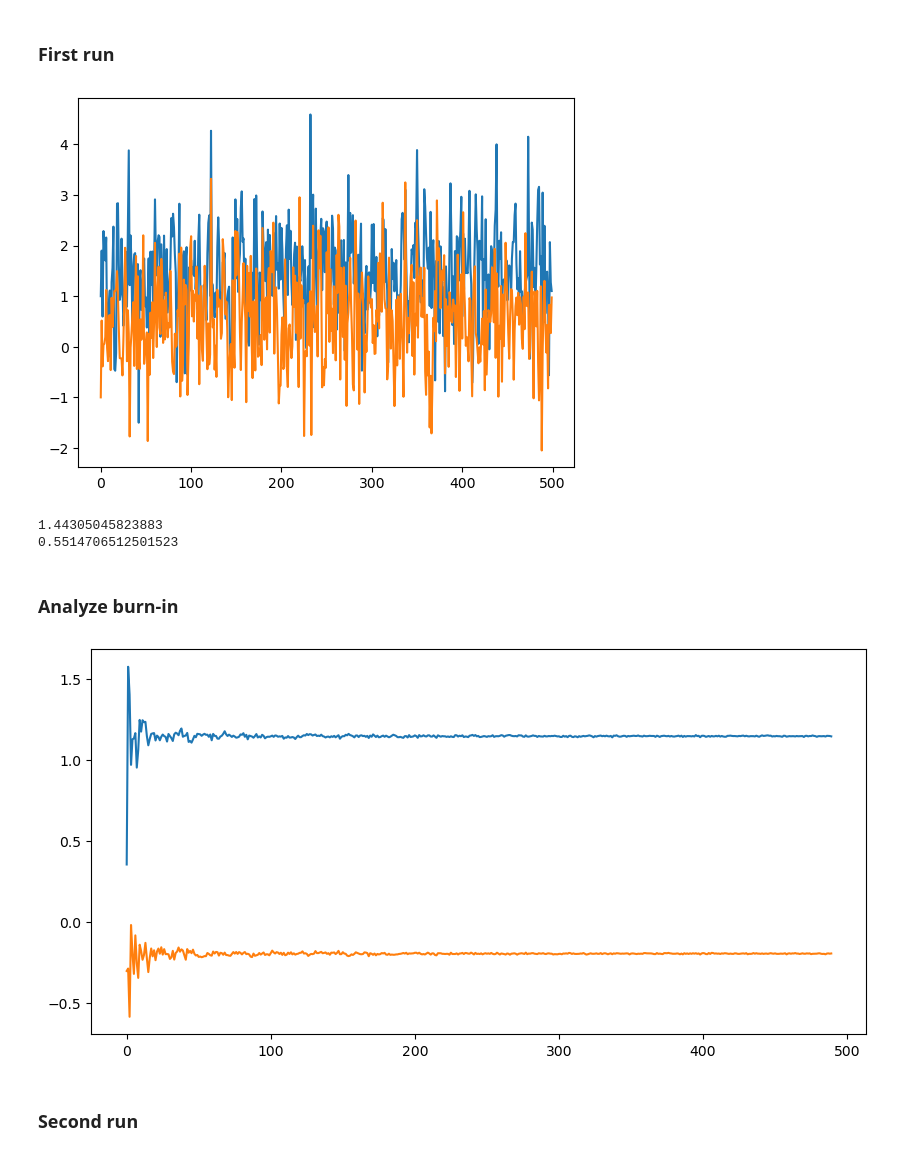
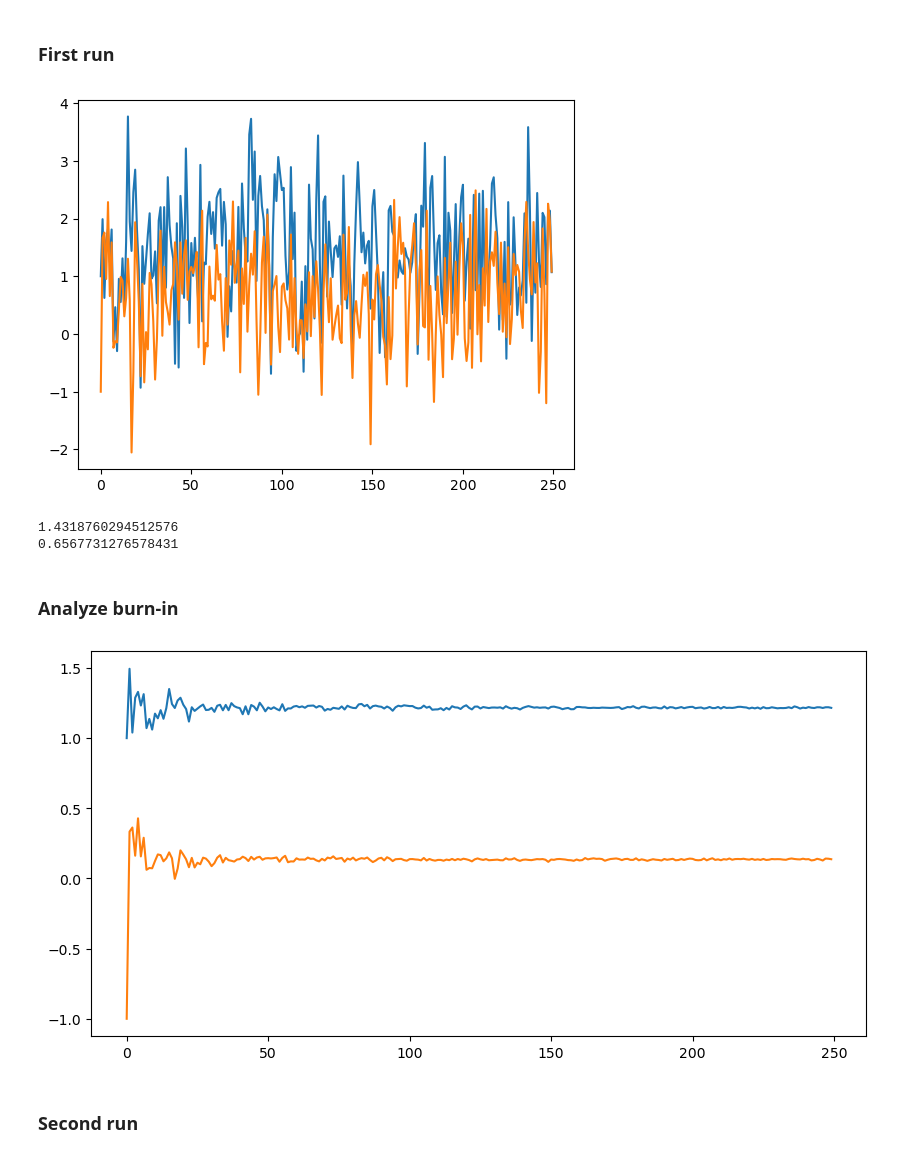
Before and after one commit to emiresenov/APML, a Jupyter notebook: Project.ipynb, the cells around one changed output. Cells and saved outputs as stored; diff of their text form; code cells hidden in the pictures.

```diff
--- a/Project.ipynb
+++ b/Project.ipynb
@@ -60,21 +60,21 @@ y = 1
 # %% [markdown]
 ### First run
 # %%
-n_samples = 500
+n_samples = 250
 s_init = [1,-1]
 burn = 0
 s1, s2 = gibbs(y, mu_a, A, b, sigma_a, sigma_ba, n_samples, burn, s_init)
 plt.plot(s1)
 plt.plot(s2)
 plt.rcParams['figure.figsize'] = [10, 5]
 plt.show()
 
 print(np.mean(s1))
 print(np.mean(s2))
 # %% [output]
-[figure, old version]
+[figure, new version]
-1.44305045823883
-0.5514706512501523
+1.4318760294512576
+0.6567731276578431
 # %% [markdown]
 ### Analyze burn-in
 # %%
@@ -89,7 +89,7 @@ plt.plot(s1_means)
 plt.plot(s2_means)
 plt.show()
 # %% [output]
-[figure, old version]
+[figure, new version]
 # %% [markdown]
 ### Second run
 # %%
```
Also changed, not shown: parts of 4 cells of this notebook.
